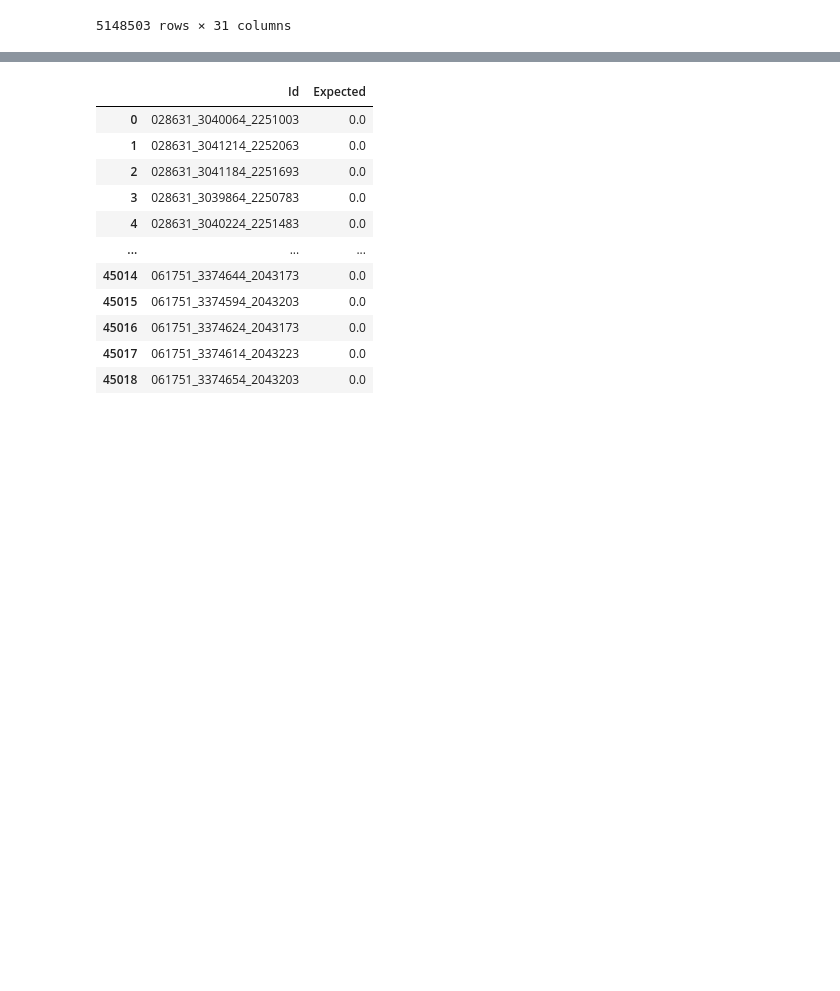
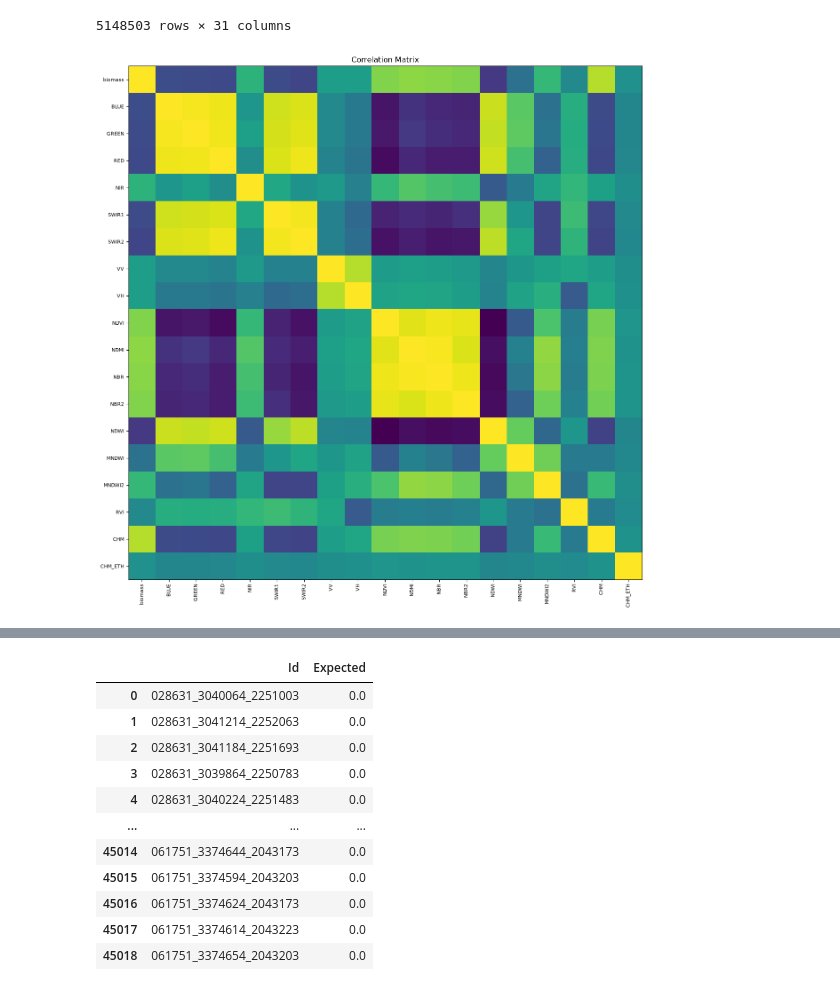
Before and after one commit to ramiqcom/opengeohub-summerschool-2026, a Jupyter notebook: notebook/3b.modelling.ipynb, the cells around one changed output, grey strips where cells are left out. Saved outputs shown, nothing was run; the diff lists cells and outputs as text; code cells hidden in the pictures; blank space fills up the shorter version.

```diff
--- a/notebook/3b.modelling.ipynb
+++ b/notebook/3b.modelling.ipynb
@@ -118,6 +145,18 @@ train_df_filter
 | 5148502 | 3113074.7416963745 | 2243833.9191588927 | 2019 | 104.021767 | 035805 | POINT (-4.68834 42.23471) | 307.0 | 510.0 | 479.0 | 3084.0 | ... | ... |
 | 5148503 | 3111394.7416963745 | 2245373.9191588927 | 2019 | 16.892933 | 035805 | POINT (-4.71171 42.24537) | 417.0 | 585.0 | 588.0 | 2215.0 | ... | ... |
 5148503 rows × 31 columns
+# %%
+# generate correlation matrix
+correlation = train_df[[LABEL, *PREDICTORS]].corr()
+
+plt.figure(figsize=(15, 15))
+plt.imshow(correlation)
+plt.title("Correlation Matrix")
+plt.xticks(range(len([LABEL, *PREDICTORS])), [LABEL, *PREDICTORS], size=8, rotation=90)
+plt.yticks(range(len([LABEL, *PREDICTORS])), [LABEL, *PREDICTORS], size=8)
+plt.show()
+# %% [output]
+[figure, added]
 # %%
 # split train and test data
 train, test = train_test_split(train_df_filter, test_size=0.3)
```
Also changed, not shown: parts of 10 cells of this notebook, 1 other file.
